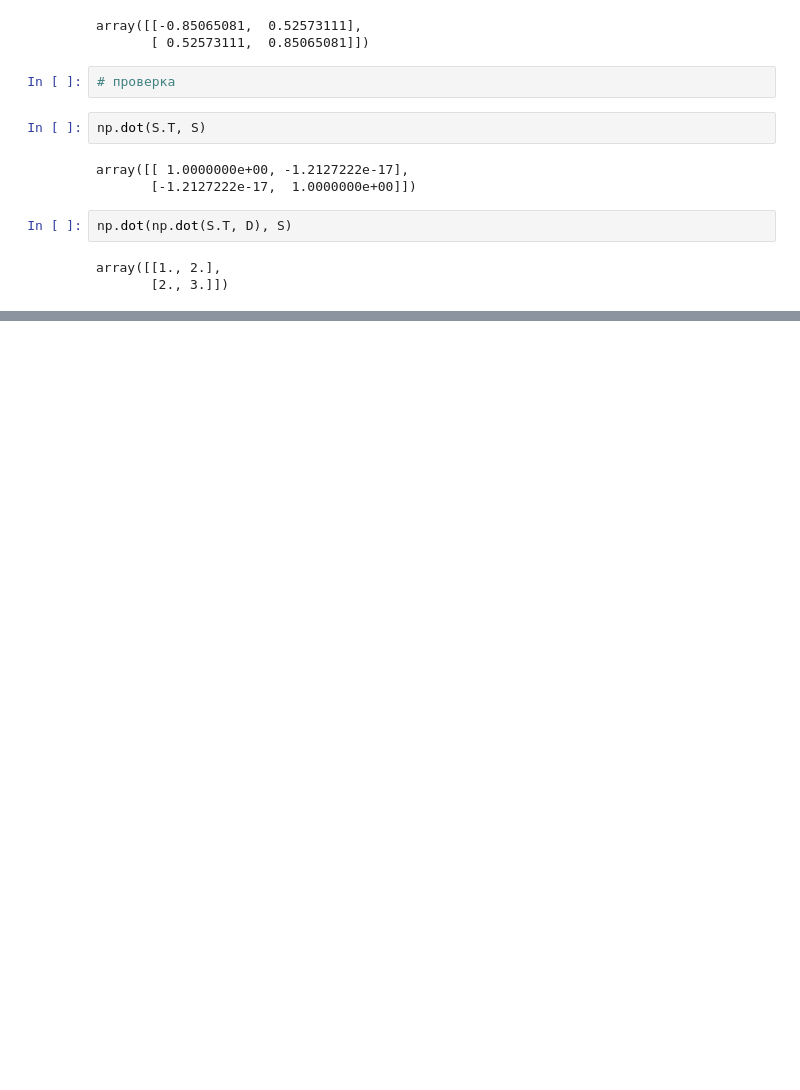
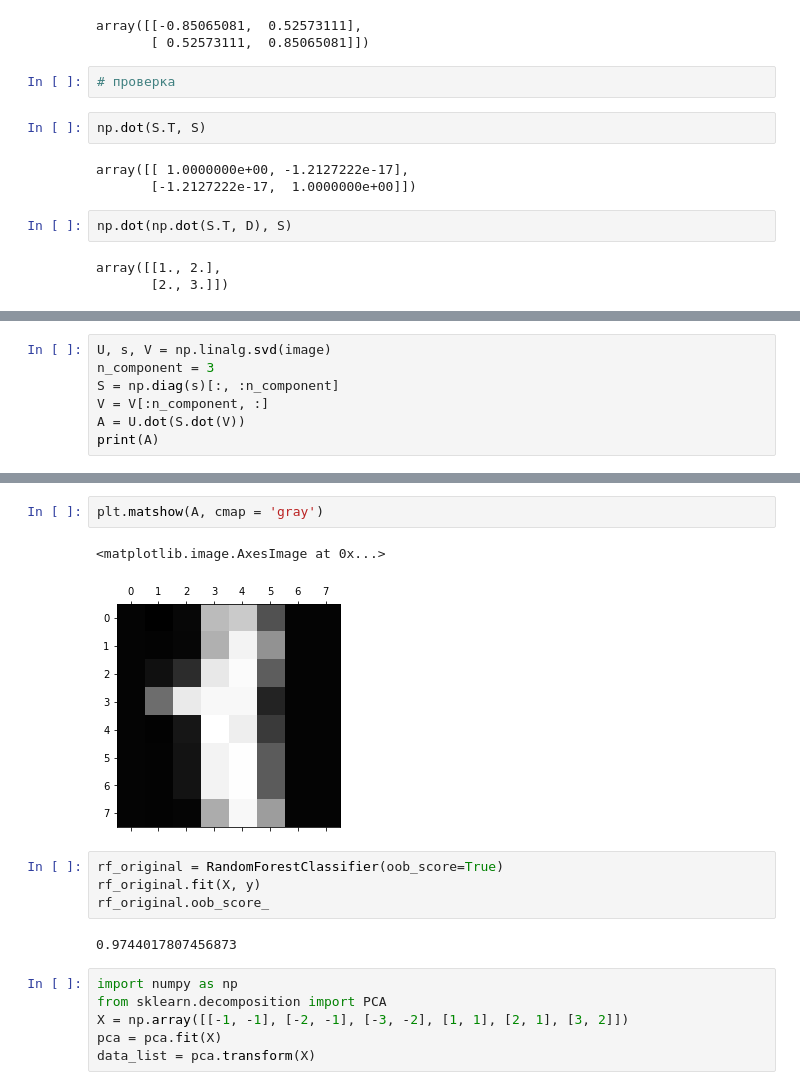
Before and after one commit to LeonardCherepanov/MDS-3, a Jupyter notebook: # 3.ipynb, the cells around one changed output, grey strips where cells are left out. Saved outputs shown, nothing was run; the diff lists cells and outputs as text; blank space fills up the shorter version.

```diff
--- a/# 3.ipynb
+++ b/# 3.ipynb
@@ -150,0 +159,7 @@ array([[1., 2.],
+# %%
+U, s, V = np.linalg.svd(image)
+n_component = 3
+S = np.diag(s)[:, :n_component]
+V = V[:n_component, :]
+A = U.dot(S.dot(V))
+print(A)
@@ -150,0 +175,17 @@ array([[1., 2.],
+# %%
+plt.matshow(A, cmap = 'gray')
+# %% [output]
+<matplotlib.image.AxesImage at 0x...>
+[figure, added]
+# %%
+rf_original = RandomForestClassifier(oob_score=True)
+rf_original.fit(X, y)
+rf_original.oob_score_
+# %% [output]
+0.9744017807456873
+# %%
+import numpy as np
+from sklearn.decomposition import PCA
+X = np.array([[-1, -1], [-2, -1], [-3, -2], [1, 1], [2, 1], [3, 2]])
+pca = pca.fit(X)
+data_list = pca.transform(X)
```
Also changed, not shown: parts of 20 cells of this notebook.
